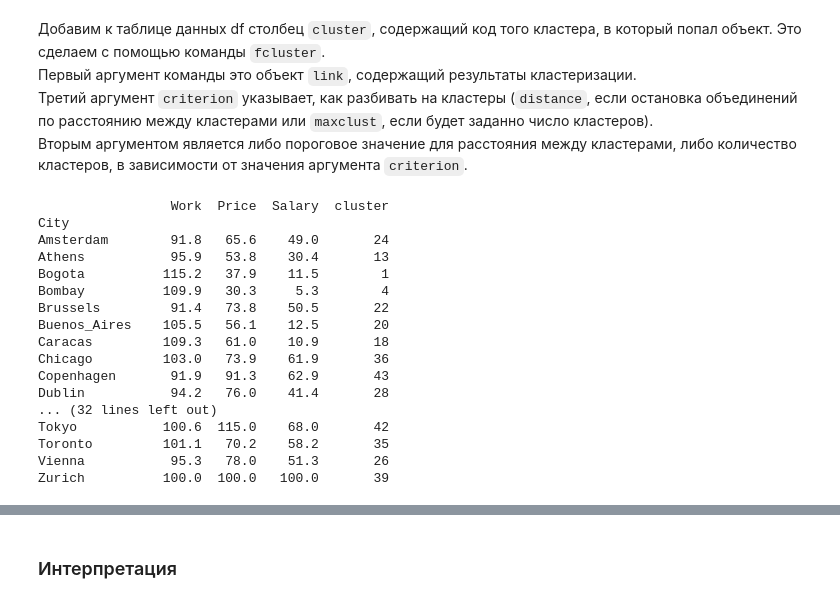
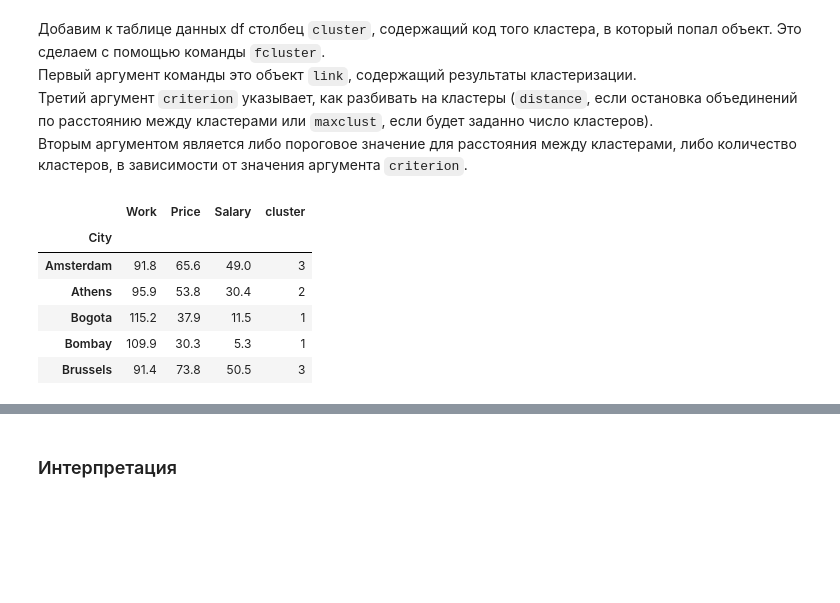
Before and after one commit to Hope1133/Data_analysis_itmo_DZ, a Jupyter notebook: DZ1_cluster_ierarh/DZ1_cluster_ierarh.ipynb, the cells around one changed output, grey strips where cells are left out. Saved outputs shown, nothing was run; the diff lists cells and outputs as text; code cells hidden in the pictures; blank space fills up the shorter version.

```diff
--- a/DZ1_cluster_ierarh/DZ1_cluster_ierarh.ipynb
+++ b/DZ1_cluster_ierarh/DZ1_cluster_ierarh.ipynb
@@ -119,30 +117,19 @@ https://Hope1133: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@github.com/Hope1133/Da
 # %%
 # Информация о кластерах добавляется в таблицу данных в виде столбца
 
-# Останавливаем объединение, когда расстояние между кластерами превысит 3.1
-df['cluster'] = fcluster(link, 3.1, criterion='distance')
+# Останавливаем объединение, когда расстояние между кластерами превысит 40
+# df['cluster'] = fcluster(link, 40, criterion='distance')
 
 
-# Останавливаем объединение, когда останется 3 кластера
-#   df['cluster'] = fcluster(link, 3, criterion='maxclust')
+# Останавливаем объединение, когда останется 4 кластера
+df['cluster'] = fcluster(link, 4, criterion='maxclust')
+
+df.head()
+# %% [output]
+|  | Work | Price | Salary | cluster |
+| City |  |  |  |  |
+| Amsterdam | 91.8 | 65.6 | 49.0 | 3 |
+| Athens | 95.9 | 53.8 | 30.4 | 2 |
+| Bogota | 115.2 | 37.9 | 11.5 | 1 |
+| Bombay | 109.9 | 30.3 | 5.3 | 1 |
+| Brussels | 91.4 | 73.8 | 50.5 | 3 |
-# %%
-#  Все хорошо?
-print(df)
-# %% [output]
-                 Work  Price  Salary  cluster
-City
-Amsterdam        91.8   65.6    49.0       24
-Athens           95.9   53.8    30.4       13
-Bogota          115.2   37.9    11.5        1
-Bombay          109.9   30.3     5.3        4
-Brussels         91.4   73.8    50.5       22
-Buenos_Aires    105.5   56.1    12.5       20
-Caracas         109.3   61.0    10.9       18
-Chicago         103.0   73.9    61.9       36
-Copenhagen       91.9   91.3    62.9       43
-Dublin           94.2   76.0    41.4       28
-... (32 lines left out)
-Tokyo           100.6  115.0    68.0       42
-Toronto         101.1   70.2    58.2       35
-Vienna           95.3   78.0    51.3       26
-Zurich          100.0  100.0   100.0       39
```
Also changed, not shown: parts of 20 cells of this notebook.
